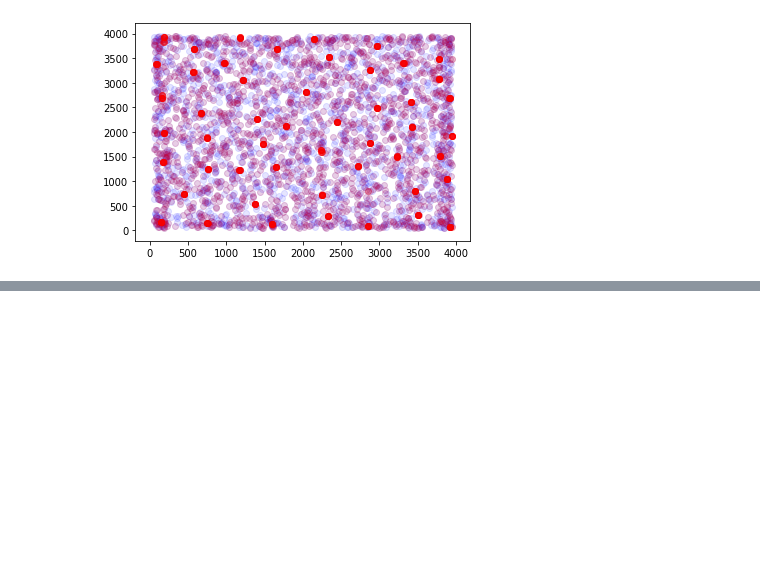
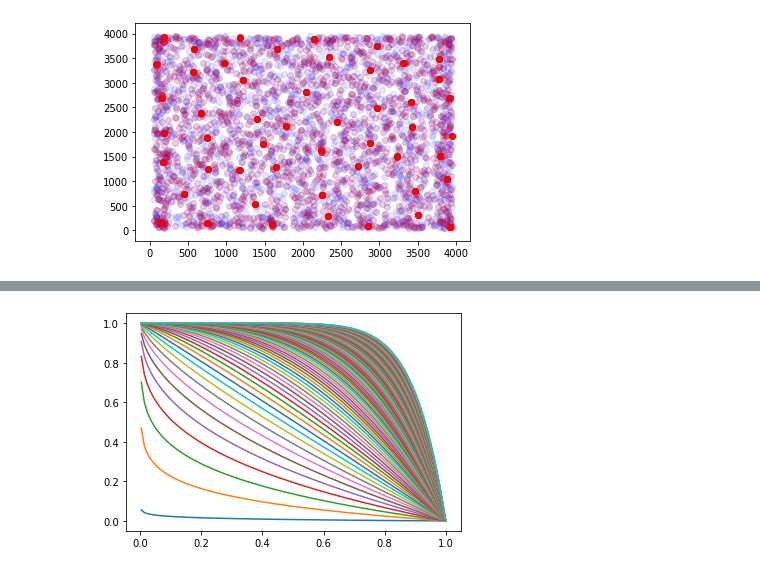
Before and after one commit to amw-18/Shell-AI-Hackathon, a Jupyter notebook: PSO/pso_swarm_visualization.ipynb, the cells around one changed output, grey strips where cells are left out. Cells and saved outputs as stored; diff of their text form; code cells hidden in the pictures; blank space fills up the shorter version.

```diff
--- a/PSO/pso_swarm_visualization.ipynb
+++ b/PSO/pso_swarm_visualization.ipynb
@@ -36,0 +37,10 @@ plt.show()
+# %%
+a = np.linspace(0.0033, 1, 100)
+c = np.linspace(0.01, 10, 100)
+for val in c:
+    b = (1 - np.power(a,val))
+    plt.plot(a, b)
+
+plt.show()
+# %% [output]
+[figure, added]
```
Also changed, not shown: parts of 3 cells of this notebook, 10 other files.
